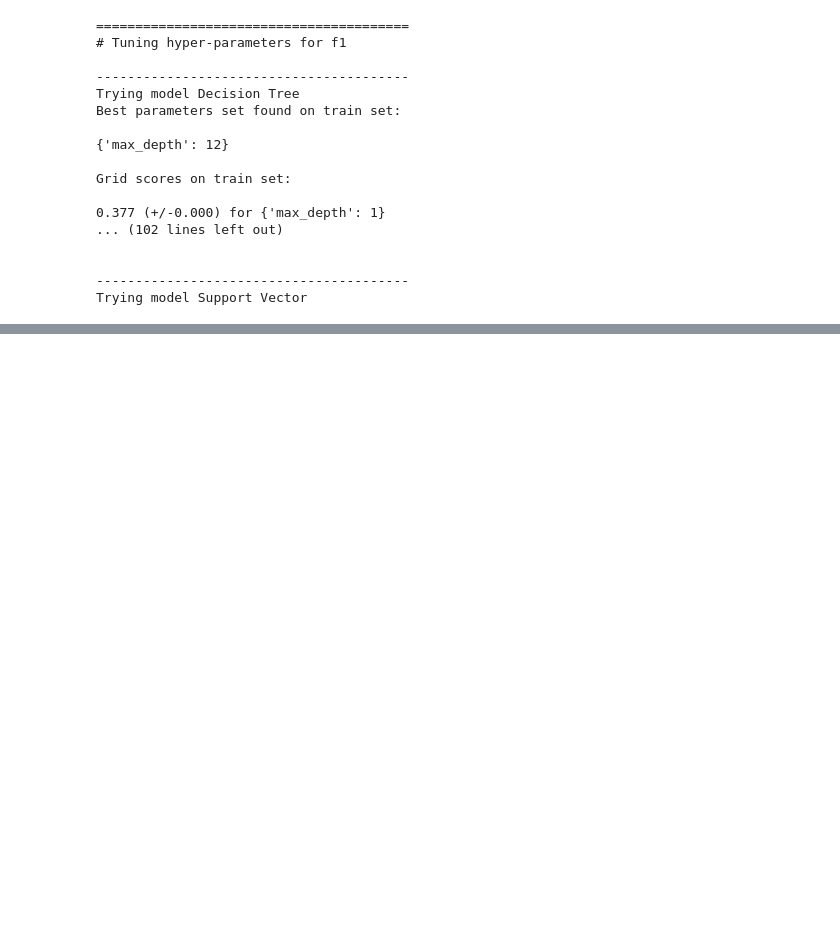
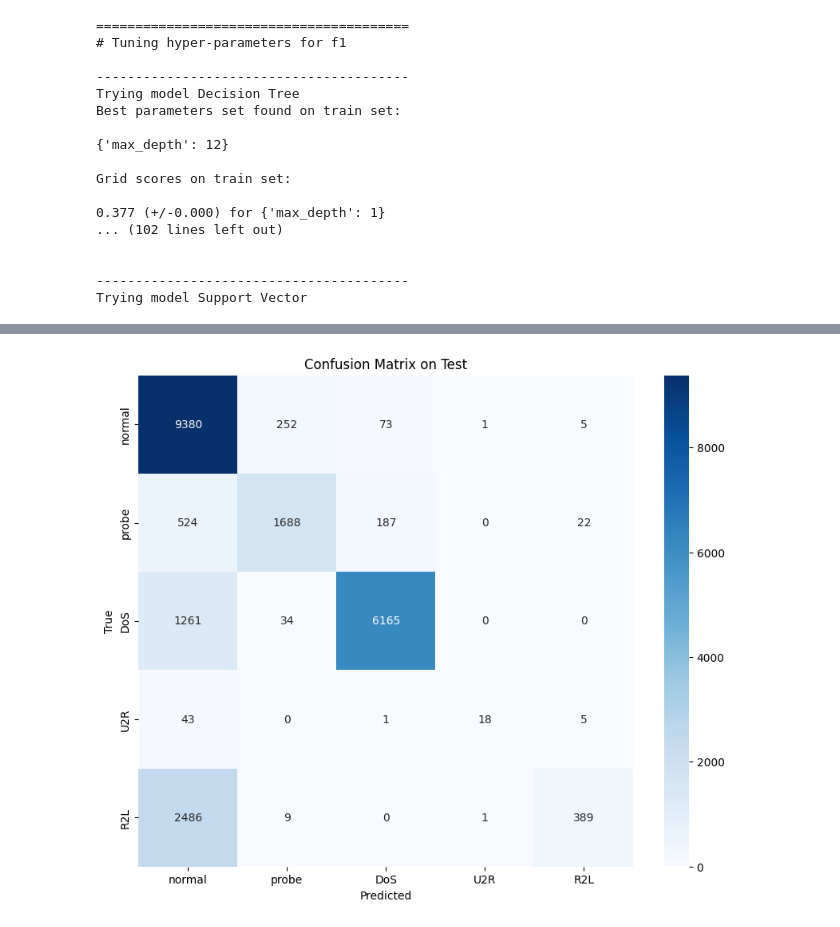
Before and after one commit to NicolaP00/Cybersecurity_model, a Jupyter notebook: Cyber.ipynb, the cells around one changed output, grey strips where cells are left out. Drawn from its saved outputs; the diff is of its cells as text; code cells hidden in the pictures; blank space fills up the shorter version.

```diff
--- a/Cyber.ipynb
+++ b/Cyber.ipynb
@@ -416,0 +563,3 @@ Trying model Support Vector
+# %%
+tf.keras.backend.clear_session()
+model = CNN_model()
@@ -416,0 +584,14 @@ Trying model Support Vector
+# %%
+y_train = to_categorical(y_train)
+y_test = to_categorical(y_test)
+x_train_tot, x_val_tot, y_train_tot, y_val_tot = train_test_split(x_train, y_train, test_size=0.2, random_state=42)
+x_train_tot = x_train_tot.reshape(x_train_tot.shape[0], 1, x_train_tot.shape[-1])
+x_val_tot = x_val_tot.reshape(x_val_tot.shape[0], 1, x_val_tot.shape[-1])
+x_test_tot = x_test.reshape(x_test.shape[0], 1, x_test.shape[-1])
+x_train_scaled, x_val_scaled, y_train_scaled, y_val_scaled = train_test_split(x_train_scaled, y_train, test_size=0.2, random_state=42)
+x_train_scaled = x_train_scaled.reshape(x_train_scaled.shape[0], 1, x_train_scaled.shape[-1])
+x_val_scaled = x_val_scaled.reshape(x_val_scaled.shape[0], 1, x_val_scaled.shape[-1])
+x_test_scaled = x_test_scaled.reshape(x_test_scaled.shape[0], 1, x_test_scaled.shape[-1])
+# %%
+b_size=32
+model.fit(x_train_tot,y_train_tot,batch_size=b_size,steps_per_epoch=x_train_tot.shape[0]//b_size, epochs=10,validation_data=(x_val_tot, y_val_tot))
@@ -416,0 +620,4 @@ Trying model Support Vector
+# %%
+test_results = model.evaluate(x_test_tot,y_test,batch_size=b_size,steps=x_test.shape[0]//b_size)
+print(test_results)
+y_pred = model.predict(x_test)
@@ -416,0 +628,14 @@ Trying model Support Vector
+# %%
+plt.figure(figsize=(10, 8))
+yCM, y_predCM = flatten(y_test,y_pred)
+classes = np.unique(yCM)
+cm = confusion_matrix(yCM, y_predCM)
+sns.heatmap(cm, annot=True, fmt="d", cmap="Blues", xticklabels=['normal','probe','DoS','U2R','R2L'], yticklabels=['normal','probe','DoS','U2R','R2L'])
+
+plt.title('Confusion Matrix on Test')
+plt.xlabel('Predicted')
+plt.ylabel('True')
+
+plt.show()
+# %% [output]
+[figure, added]
```
Also changed, not shown: parts of 14 cells of this notebook.
